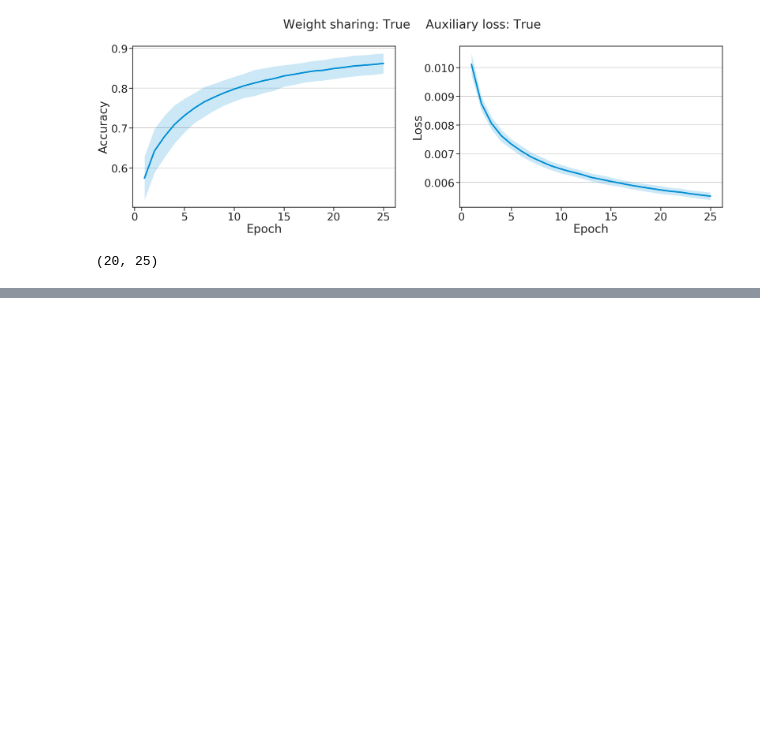
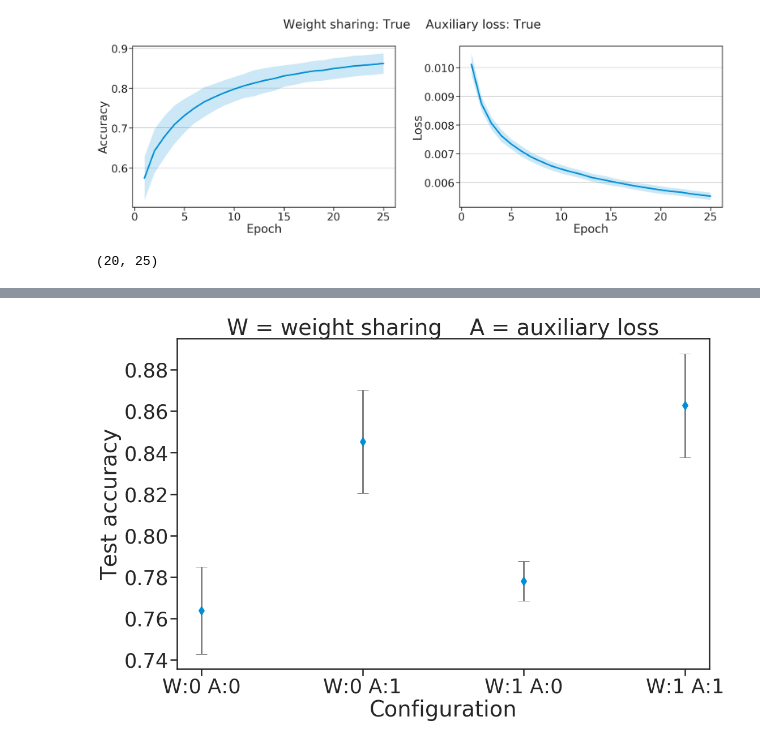
Before and after one commit to ownzonefeng/deep_learning_project, a Jupyter notebook: Proj1/Visualisation.ipynb, the cells around one changed output, grey strips where cells are left out. Drawn from its saved outputs; the diff is of its cells as text; code cells hidden in the pictures; blank space fills up the shorter version.

```diff
--- a/Proj1/Vis.ipynb
+++ b/Proj1/Visualisation.ipynb
@@ -79,0 +84,3 @@ train_time[0].shape
+# %%
+test_acc_mean = [np.mean(np.max(i, axis=1)) for i in test_accuracy]
+test_acc_err = [np.std(np.max(i, axis=1)) for i in test_accuracy]
@@ -79,0 +102,10 @@ train_time[0].shape
+# %%
+plt.figure(figsize=(15, 10))
+plt.xlabel("Configuration")
+plt.ylabel("Test accuracy")
+plt.title("W = weight sharing    A = auxiliary loss")
+plt.errorbar(x_name, test_acc_mean, yerr=test_acc_err, fmt='d',
+             ecolor='gray', elinewidth=3, capsize=10)
+plt.savefig('test_acc.pdf', bbox_inches='tight', transparent=True)
+# %% [output]
+[figure, added]
```
Also changed, not shown: parts of 6 cells of this notebook, 4 other files.
